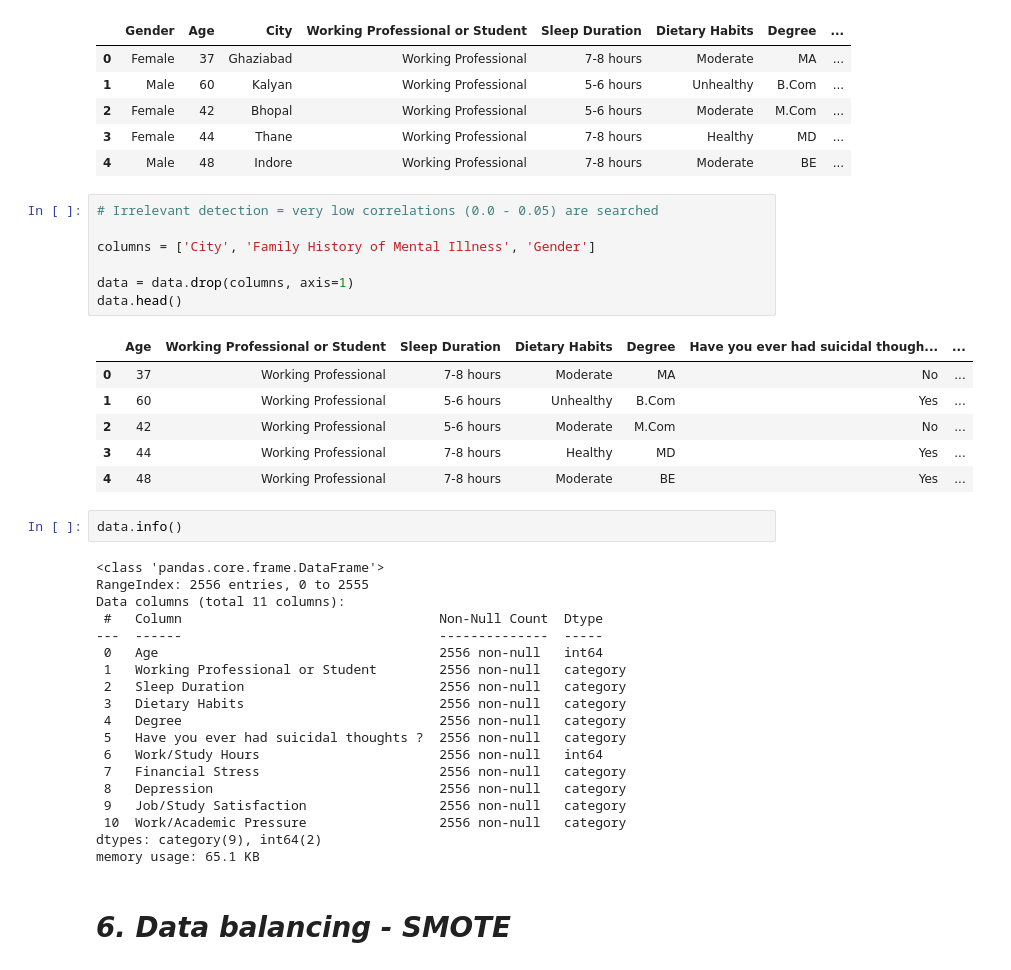
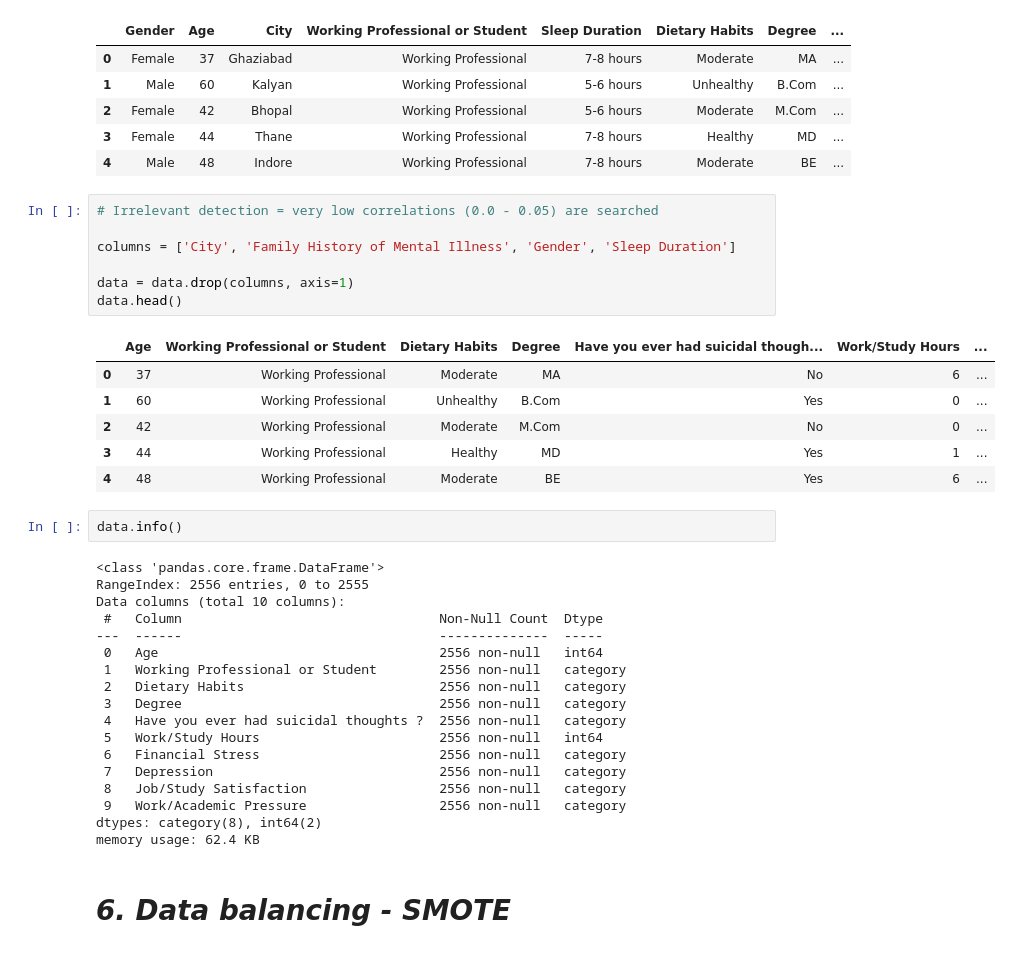
Before and after one commit to simon2326/Depression-Risk-Analysis, a Jupyter notebook: DataPreparation/data-preparation.ipynb, the cells around one changed output. Cells and saved outputs as stored; diff of their text form.

```diff
--- a/DataPreparation/data-preparation.ipynb
+++ b/DataPreparation/data-preparation.ipynb
@@ -478,38 +476,37 @@ data.head()
 # %%
 # Irrelevant detection = very low correlations (0.0 - 0.05) are searched
 
-columns = ['City', 'Family History of Mental Illness', 'Gender']
+columns = ['City', 'Family History of Mental Illness', 'Gender', 'Sleep Duration']
 
 data = data.drop(columns, axis=1)
 data.head()
 # %% [output]
-|  | Age | Working Professional or Student | Sleep Duration | Dietary Habits | Degree | Have you ever had suicidal though... | ... |
-| 0 | 37 | Working Professional | 7-8 hours | Moderate | MA | No | ... |
-| 1 | 60 | Working Professional | 5-6 hours | Unhealthy | B.Com | Yes | ... |
-| 2 | 42 | Working Professional | 5-6 hours | Moderate | M.Com | No | ... |
-| 3 | 44 | Working Professional | 7-8 hours | Healthy | MD | Yes | ... |
-| 4 | 48 | Working Professional | 7-8 hours | Moderate | BE | Yes | ... |
+|  | Age | Working Professional or Student | Dietary Habits | Degree | Have you ever had suicidal though... | Work/Study Hours | ... |
+| 0 | 37 | Working Professional | Moderate | MA | No | 6 | ... |
+| 1 | 60 | Working Professional | Unhealthy | B.Com | Yes | 0 | ... |
+| 2 | 42 | Working Professional | Moderate | M.Com | No | 0 | ... |
+| 3 | 44 | Working Professional | Healthy | MD | Yes | 1 | ... |
+| 4 | 48 | Working Professional | Moderate | BE | Yes | 6 | ... |
 # %%
 data.info()
 # %% [output]
 <class 'pandas.core.frame.DataFrame'>
 RangeIndex: 2556 entries, 0 to 2555
-Data columns (total 11 columns):
+Data columns (total 10 columns):
  #   Column                                 Non-Null Count  Dtype
 ---  ------                                 --------------  -----
  0   Age                                    2556 non-null   int64
  1   Working Professional or Student        2556 non-null   category
- 2   Sleep Duration                         2556 non-null   category
- 3   Dietary Habits                         2556 non-null   category
- 4   Degree                                 2556 non-null   category
- 5   Have you ever had suicidal thoughts ?  2556 non-null   category
- 6   Work/Study Hours                       2556 non-null   int64
- 7   Financial Stress                       2556 non-null   category
- 8   Depression                             2556 non-null   category
- 9   Job/Study Satisfaction                 2556 non-null   category
- 10  Work/Academic Pressure                 2556 non-null   category
-dtypes: category(9), int64(2)
-memory usage: 65.1 KB
+ 2   Dietary Habits                         2556 non-null   category
+ 3   Degree                                 2556 non-null   category
+ 4   Have you ever had suicidal thoughts ?  2556 non-null   category
+ 5   Work/Study Hours                       2556 non-null   int64
+ 6   Financial Stress                       2556 non-null   category
+ 7   Depression                             2556 non-null   category
+ 8   Job/Study Satisfaction                 2556 non-null   category
+ 9   Work/Academic Pressure                 2556 non-null   category
+dtypes: category(8), int64(2)
+memory usage: 62.4 KB
 # %% [markdown]
 # ***6. Data balancing - SMOTE***
 # %%
```
Also changed, not shown: parts of 12 cells of this notebook.
